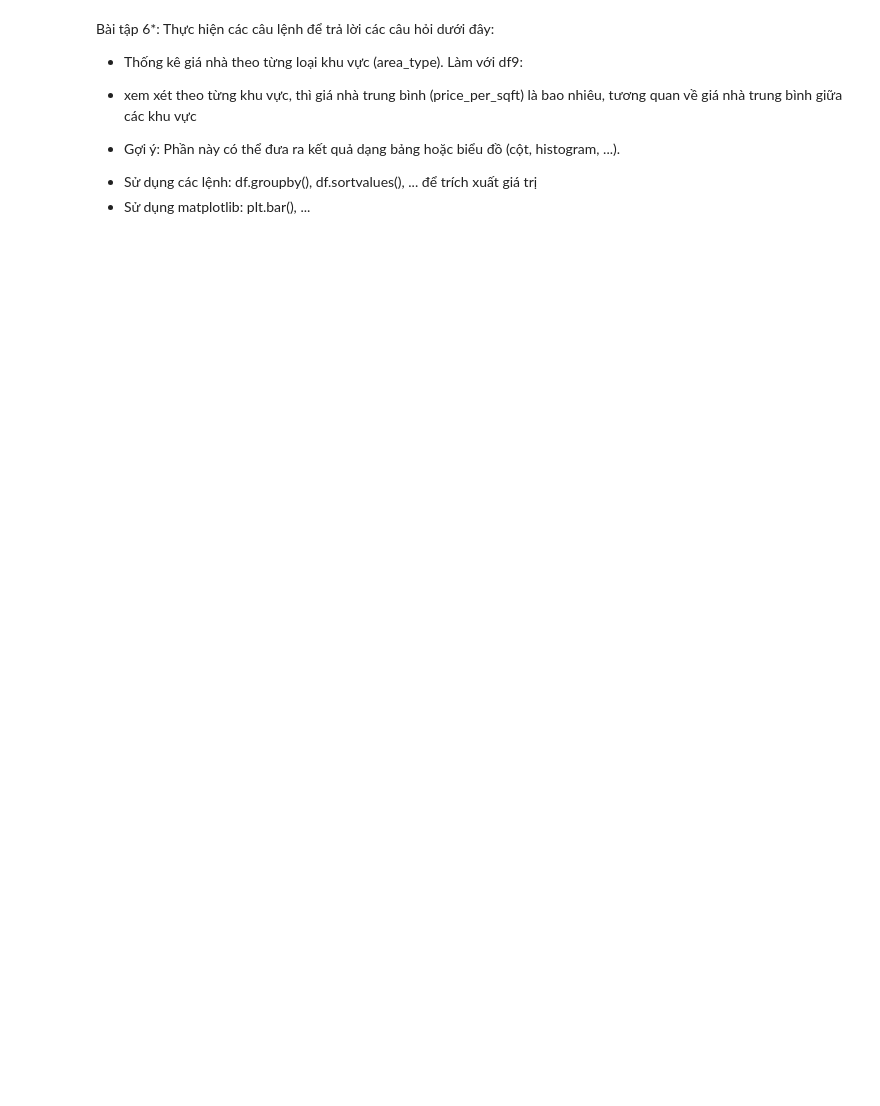
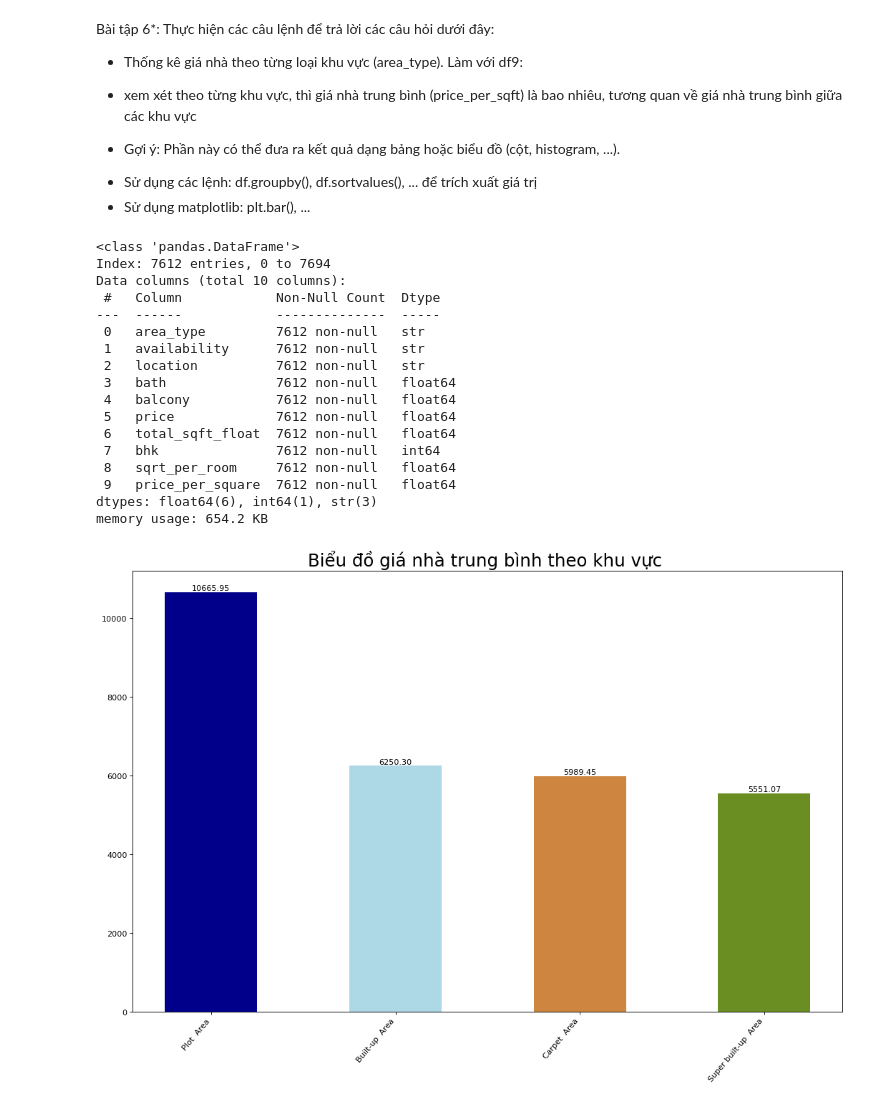
Before and after one commit to Cong123z/Machine-learning-trainning, a Jupyter notebook: Ex/EX2/Data_Preprocessing.ipynb, the cells around one changed output. Drawn from its saved outputs; the diff is of its cells as text; code cells hidden in the pictures; blank space fills up the shorter version.

```diff
--- a/Ex/EX2/Data_Preprocessing.ipynb
+++ b/Ex/EX2/Data_Preprocessing.ipynb
@@ -638,0 +709,41 @@ Bài tập 6*: Thực hiện các câu lệnh để trả lời các câu hỏi
+# %%
+# Code ở đây
+import random
+df11.info()
+df_final=df11.groupby('area_type')
+df_final=df_final[['price_per_square']].mean().reset_index()
+df_final=df_final.sort_values(by='price_per_square',ascending=False)
+
+
+n = df_final['area_type'].unique().__len__()+1
+all_colors = list(plt.cm.colors.cnames.keys())
+random.seed(100)
+c = random.choices(all_colors, k=n) #tạo màu cho các thông số
+
+plt.figure(figsize=(16,10), dpi= 80)
+plt.bar(df_final.area_type, df_final.price_per_square, color=c, width=.5)
+for i, val in enumerate(df_final['price_per_square'].values):
+    plt.text(i,val, f"{val:.2f}", horizontalalignment='center', verticalalignment='bottom', fontdict={'fontweight':500, 'size':10})
+
+plt.xticks(rotation=50, horizontalalignment= 'right')
+plt.title("Biểu đồ giá nhà trung bình theo khu vực ", fontsize=22)
+plt.show()
+# %% [output]
+<class 'pandas.DataFrame'>
+Index: 7612 entries, 0 to 7694
+Data columns (total 10 columns):
+ #   Column            Non-Null Count  Dtype
+---  ------            --------------  -----
+ 0   area_type         7612 non-null   str
+ 1   availability      7612 non-null   str
+ 2   location          7612 non-null   str
+ 3   bath              7612 non-null   float64
+ 4   balcony           7612 non-null   float64
+ 5   price             7612 non-null   float64
+ 6   total_sqft_float  7612 non-null   float64
+ 7   bhk               7612 non-null   int64
+ 8   sqrt_per_room     7612 non-null   float64
+ 9   price_per_square  7612 non-null   float64
+dtypes: float64(6), int64(1), str(3)
+memory usage: 654.2 KB
+[figure, added]
```
Also changed, not shown: parts of 9 cells of this notebook, 1 other file.
